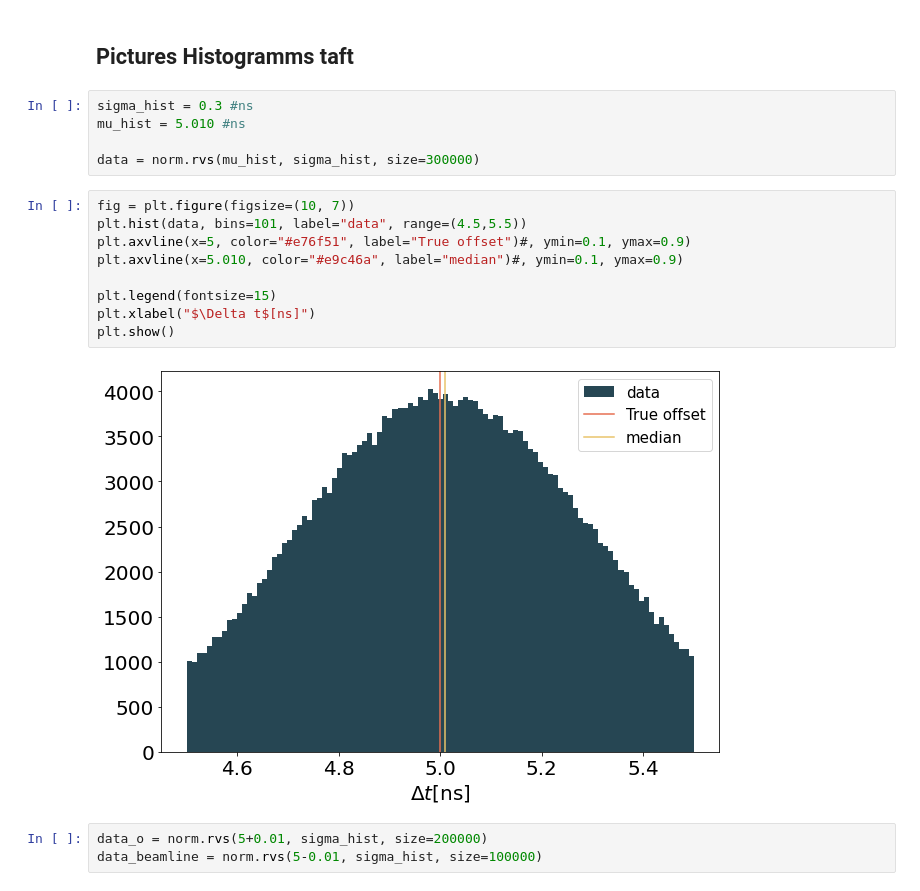
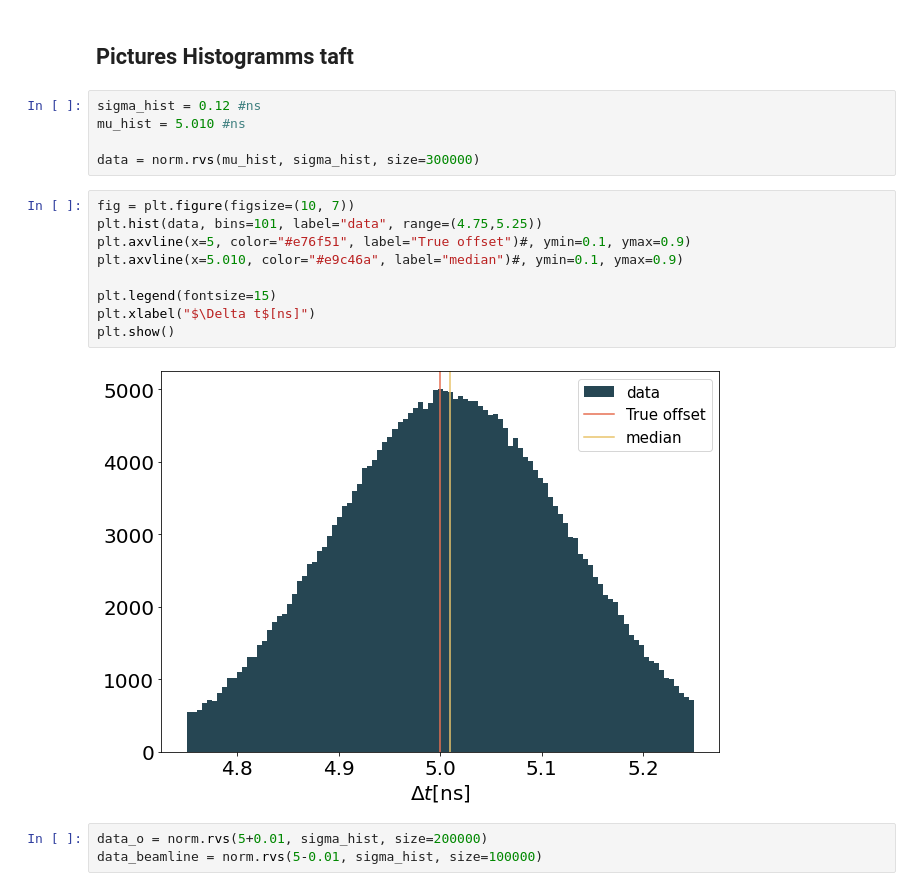
Before and after one commit to maximilianKoeper/melp, a Jupyter notebook: jupyter-notbooks/Pictures.ipynb, the cells around one changed output. Saved outputs shown, nothing was run; the diff lists cells and outputs as text.

```diff
--- a/jupyter-notbooks/Pictures.ipynb
+++ b/jupyter-notbooks/Pictures.ipynb
@@ -21,21 +21,21 @@ def gaussian(x, mu, sig):
 # %% [markdown]
 ## Pictures Histogramms taft
 # %%
-sigma_hist = 0.3 #ns
+sigma_hist = 0.12 #ns
 mu_hist = 5.010 #ns
 
 data = norm.rvs(mu_hist, sigma_hist, size=300000)
 # %%
 fig = plt.figure(figsize=(10, 7))
-plt.hist(data, bins=101, label="data", range=(4.5,5.5))
+plt.hist(data, bins=101, label="data", range=(4.75,5.25))
 plt.axvline(x=5, color="#e76f51", label="True offset")#, ymin=0.1, ymax=0.9)
 plt.axvline(x=5.010, color="#e9c46a", label="median")#, ymin=0.1, ymax=0.9)
 
 plt.legend(fontsize=15)
 plt.xlabel("$\Delta t$[ns]")
 plt.show()
 # %% [output]
-[figure, old version]
+[figure, new version]
 # %%
 data_o = norm.rvs(5+0.01, sigma_hist, size=200000)
 data_beamline = norm.rvs(5-0.01, sigma_hist, size=100000)
```
Also changed, not shown: parts of 4 cells of this notebook, 2 other files.
